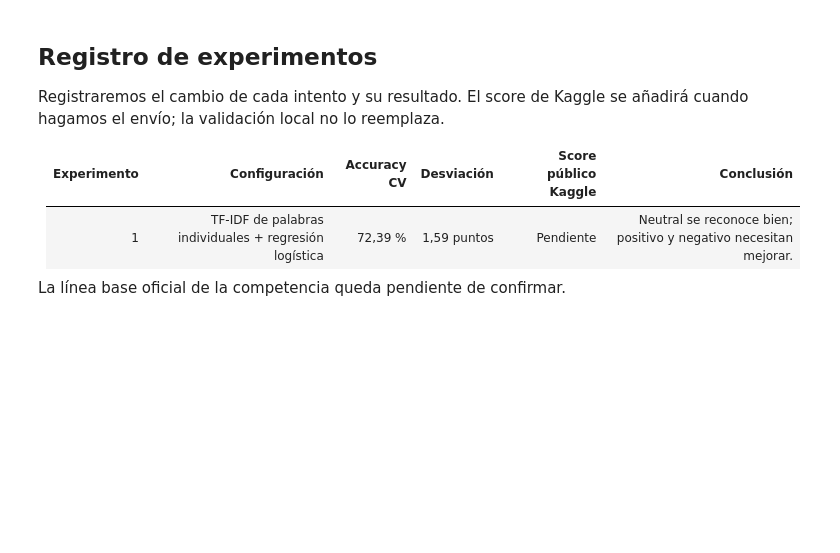
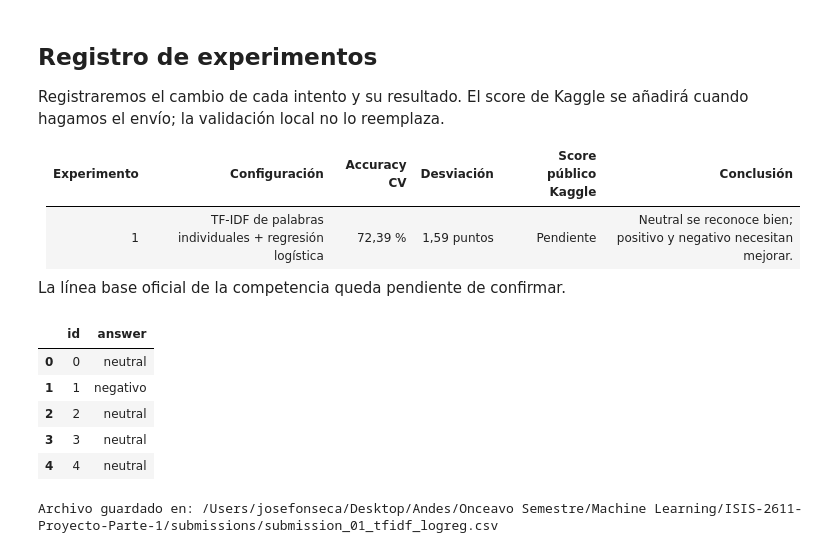
Before and after one commit to jmfonsecau/ISIS-2611-Proyecto-Parte-1, a Jupyter notebook: notebook_proyecto.ipynb, the cells around one changed output. Cells and saved outputs as stored; diff of their text form; code cells hidden in the pictures; blank space fills up the shorter version.

```diff
--- a/notebook_proyecto.ipynb
+++ b/notebook_proyecto.ipynb
@@ -375,3 +375,42 @@ Registraremos el cambio de cada intento y su resultado. El score de Kaggle se a
 | 1 | TF-IDF de palabras individuales + regresión logística | 72,39 % | 1,59 puntos | Pendiente | Neutral se reconoce bien; positivo y negativo necesitan mejorar. |
 
 La línea base oficial de la competencia queda pendiente de confirmar.
+# %%
+from sklearn.base import clone
+
+modelo_envio = clone(pipeline)
+modelo_envio.fit(train["text"], train["label"])
+
+predicciones_eval = modelo_envio.predict(eval_df["text"])
+
+submission = pd.DataFrame({
+    "id": eval_df["id"],
+    "answer": predicciones_eval,
+})
+
+plantilla = pd.read_csv("sample_submission.csv")
+
+assert list(submission.columns) == list(plantilla.columns)
+assert submission["id"].tolist() == plantilla["id"].tolist()
+assert submission["id"].is_unique
+assert not submission.isna().any().any()
+assert submission["answer"].isin(
+    ["positivo", "negativo", "neutral"]
+).all()
+
+carpeta_envios = Path("submissions")
+carpeta_envios.mkdir(exist_ok=True)
+
+ruta_envio = carpeta_envios / "submission_01_tfidf_logreg.csv"
+submission.to_csv(ruta_envio, index=False)
+
+display(submission.head())
+print("Archivo guardado en:", ruta_envio.resolve())
+# %% [output]
+|  | id | answer |
+| 0 | 0 | neutral |
+| 1 | 1 | negativo |
+| 2 | 2 | neutral |
+| 3 | 3 | neutral |
+| 4 | 4 | neutral |
+Archivo guardado en: /Users/josefonseca/Desktop/Andes/Onceavo Semestre/Machine Learning/ISIS-2611-Proyecto-Parte-1/submissions/submission_01_tfidf_logreg.csv
```
Also changed, not shown: 1 other file.
